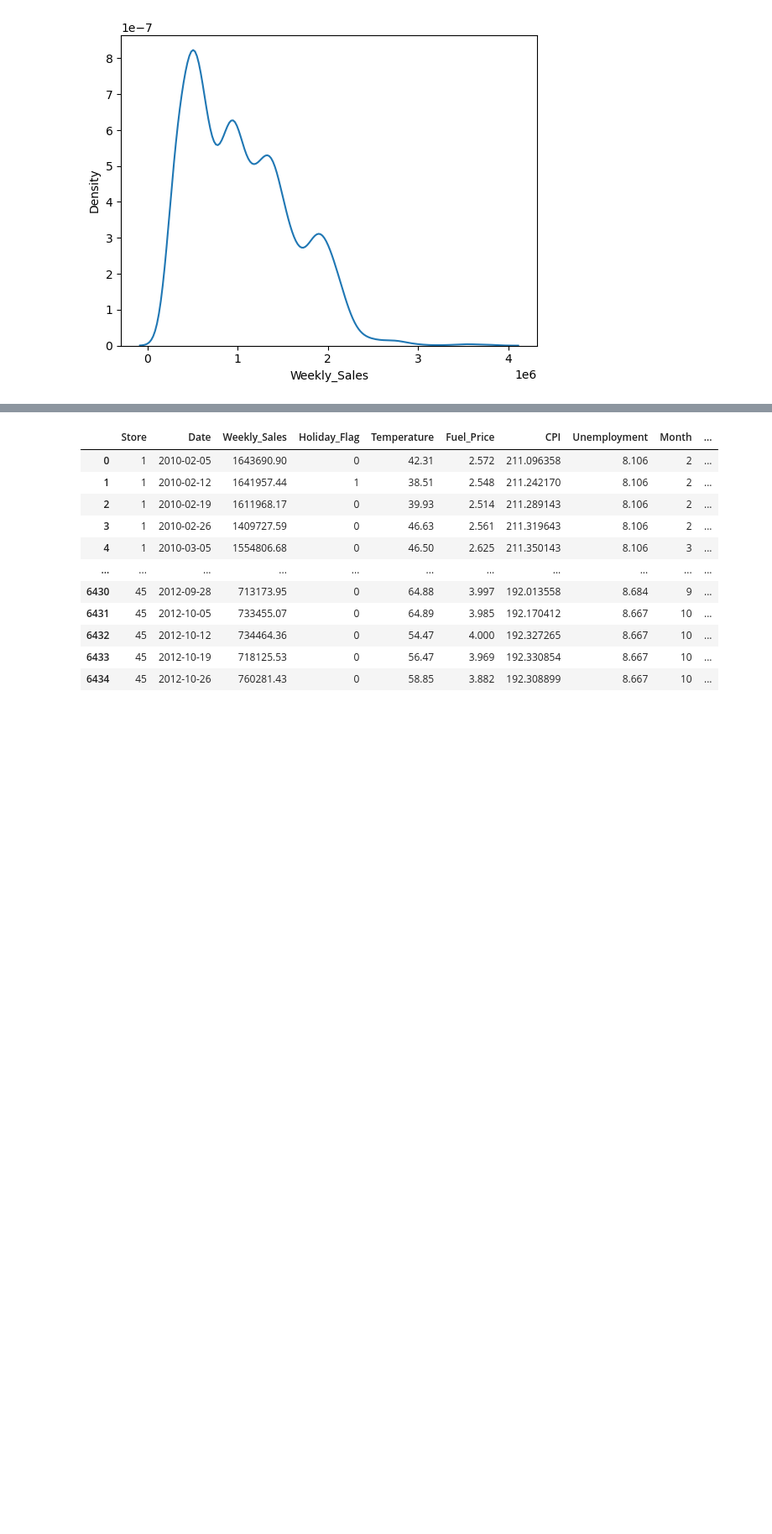
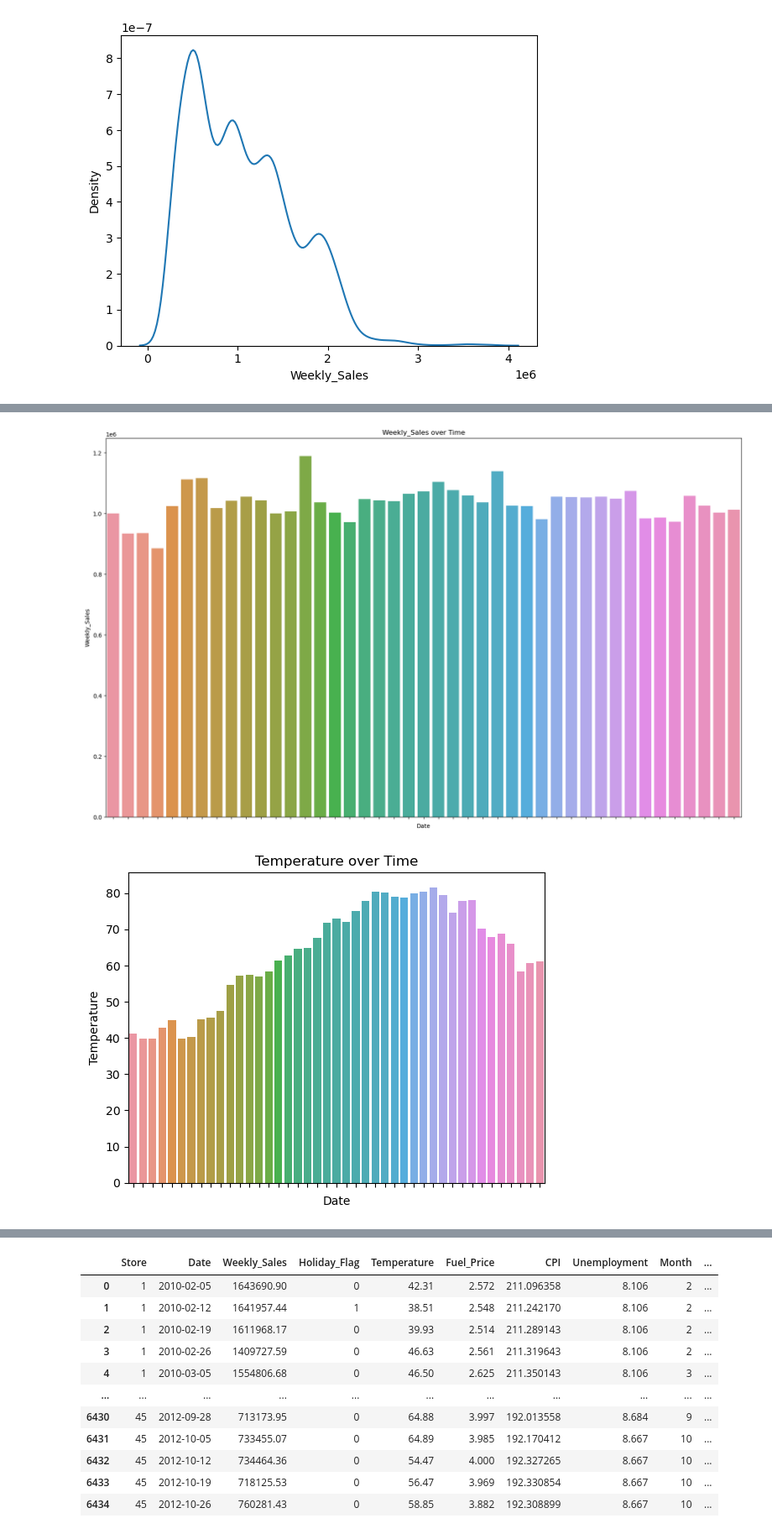
Before and after one commit to sidiquegithub/Walmark-Sales-Analysis, a Jupyter notebook: CODE/ANALYSIS.ipynb, the cells around one changed output, grey strips where cells are left out. Shown at 84% size. Drawn from its saved outputs; the diff is of its cells as text; code cells hidden in the pictures; blank space fills up the shorter version.

```diff
--- a/CODE/ANALYSIS.ipynb
+++ b/CODE/ANALYSIS.ipynb
@@ -100,0 +139,21 @@ sns.kdeplot(data=df, x="Weekly_Sales")
+# %%
+# Set up the matplotlib figure
+plt.figure(figsize=(20,12))  # Adjust the figure size as needed
+
+# Loop through the columns and create a plot for each
+for column in columns:
+    sns.barplot(data=df, x="Date", y=column, errorbar=None)
+
+    # Remove the x labels
+    plt.gca().set_xticklabels([])
+
+    # Set the title and labels
+    plt.title(f'{column} over Time')
+    plt.xlabel('Date')
+    plt.ylabel(column)
+
+    # Show the plot
+    plt.show()
+# %% [output]
+[figure, added]
+[figure, added]
```
Also changed, not shown: parts of 10 cells of this notebook, 1 other file.
